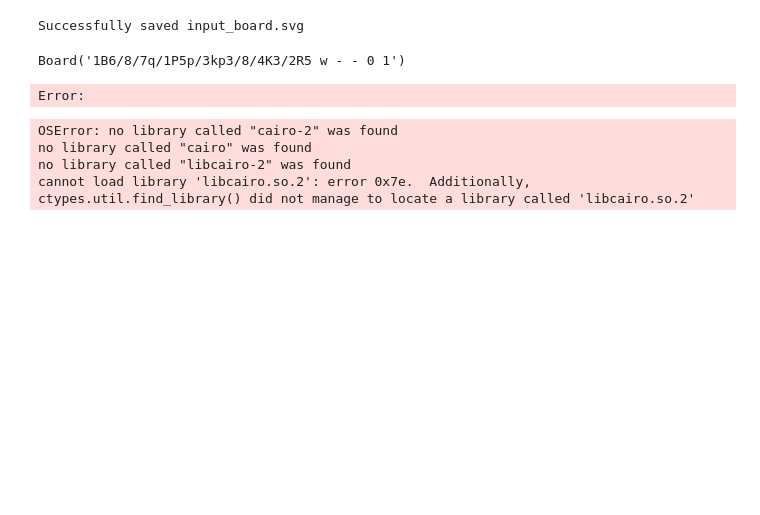
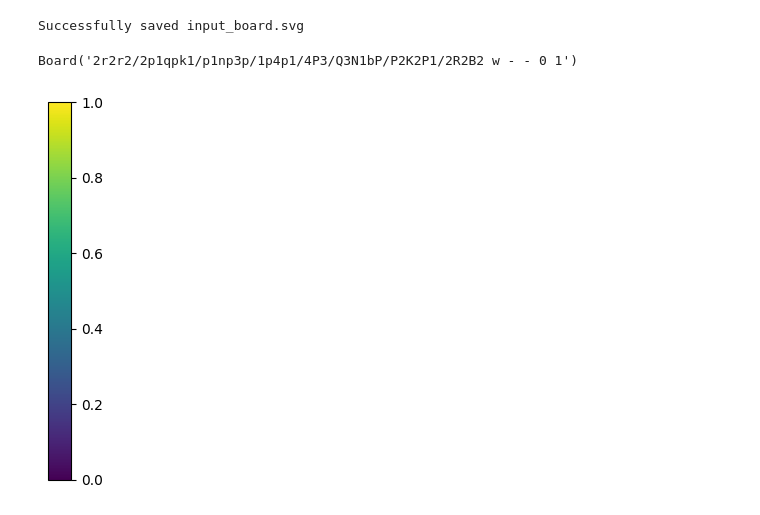
Before and after one commit to wang-yuancheng/chess, a Jupyter notebook: chessboard_generator.ipynb, the cells around one changed output. Cells and saved outputs as stored; diff of their text form; code cells hidden in the pictures; blank space fills up the shorter version.

```diff
--- a/chessboard_generator.ipynb
+++ b/chessboard_generator.ipynb
@@ -11,43 +11,34 @@ def generate_board_svg(fen, output_filename, save_file=False):
         print(f"Successfully saved {output_filename}")
     return board
 
-example_fen = "1B6/8/7q/1P5p/3kp3/8/4K3/2R5 w - - 0 1"
+example_fen = "2r2r2/2p1qpk1/p1np3p/1p4p1/4P3/Q3N1bP/P2K2P1/2R2B2 w - - 0 1"
 board = generate_board_svg(example_fen,
                            output_filename="input_board.svg",
                            save_file=True)
 board
 # %% [output]
 Successfully saved input_board.svg
-Board('1B6/8/7q/1P5p/3kp3/8/4K3/2R5 w - - 0 1')
+Board('2r2r2/2p1qpk1/p1np3p/1p4p1/4P3/Q3N1bP/P2K2P1/2R2B2 w - - 0 1')
-Error:
 # %%
-import chess
-import chess.svg
-import cairosvg
+import matplotlib.pyplot as plt
+import numpy as np
 
-def generate_board_png(fen, output_filename, save_file=False):
-    board = chess.Board(fen)
-    if save_file:
-        # 1. Generate the SVG string from the board
-        boardsvg = chess.svg.board(board=board, coordinates=False)
+# Create a tall, narrow figure for the vertical bar
+fig, ax = plt.subplots(figsize=(0.3, 4.9))
 
-        # 2. Convert the SVG string to a PNG and save it
-        # We encode the string to utf-8 so CairoSVG can read it as a bytestring
-        cairosvg.svg2png(bytestring=boardsvg.encode('utf-8'), write_to=output_filename)
+# Match the colormap used in your heatmaps
+cmap = plt.get_cmap("viridis")
+norm = plt.Normalize(vmin=0, vmax=1)
+cb_mappable = plt.cm.ScalarMappable(cmap=cmap, norm=norm)
+cb_mappable.set_array([])
 
-        print(f"Successfully saved {output_filename}")
-    return board
+# Draw the colorbar
+cbar = fig.colorbar(cb_mappable, cax=ax, orientation='vertical')
 
-example_fen = "1B6/8/7q/1P5p/3kp3/8/4K3/2R5 w - - 0 1"
+# Set clean, professional labels
 
-# Call the updated function and save as .png
-board = generate_board_png(example_fen,
-                           output_filename="input_board.png",
-                           save_file=True)
-
-board
+# Save as a transparent SVG for your poster
+plt.savefig("viridis_colorbar.svg", format="svg", bbox_inches='tight', transparent=True)
+plt.show()
 # %% [output]
-OSError: no library called "cairo-2" was found
-no library called "cairo" was found
-no library called "libcairo-2" was found
-cannot load library 'libcairo.so.2': error 0x7e.  Additionally, ctypes.util.find_library() did not manage to locate a library called 'libcairo.so.2'
+[figure, added]
```
Also changed, not shown: parts of 1 cell of this notebook, 4 other files.
